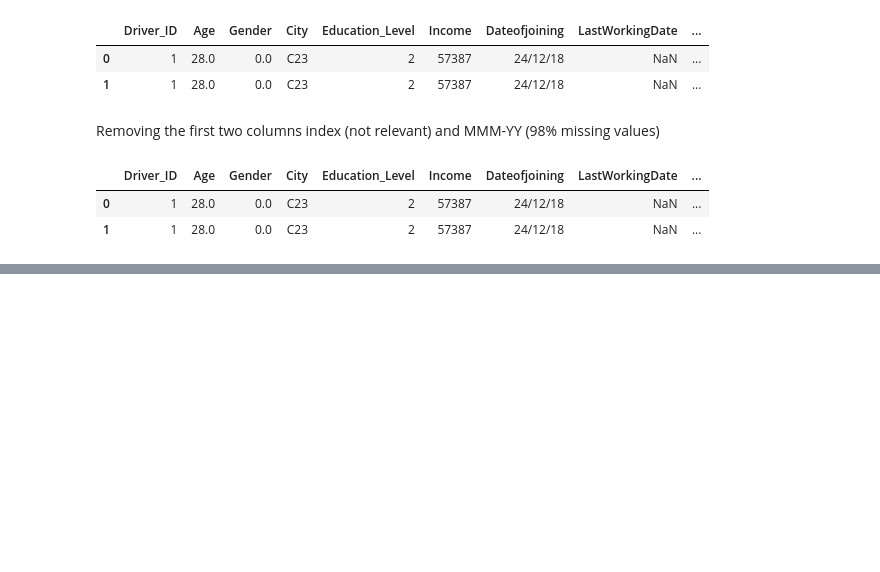
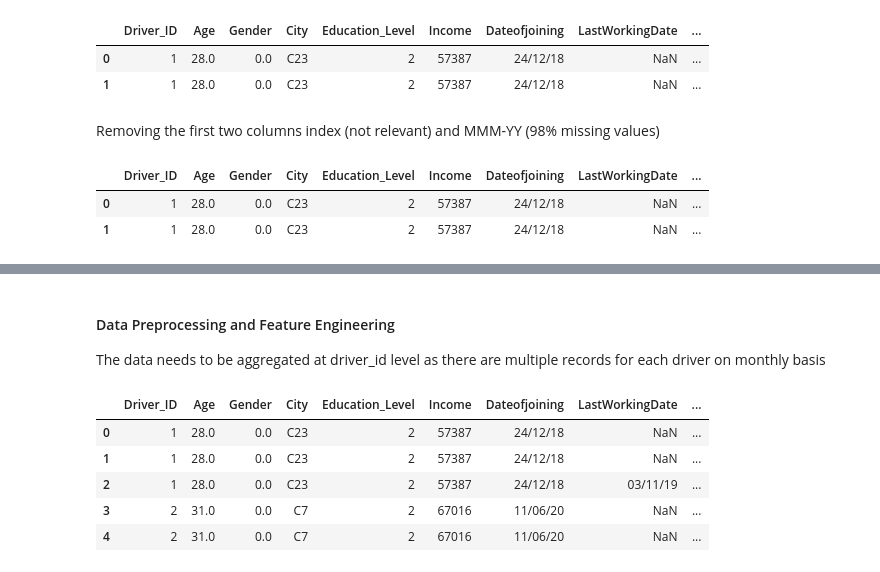
Before and after one commit to pradeepvaranasi/RideSharing_riderAttrition_casestudy, a Jupyter notebook: RideSharing_Casestudy_EnsembleLearning.ipynb, the cells around one changed output, grey strips where cells are left out. Cells and saved outputs as stored; diff of their text form; code cells hidden in the pictures; blank space fills up the shorter version.

```diff
--- a/RideSharing_Casestudy_EnsembleLearning.ipynb
+++ b/RideSharing_Casestudy_EnsembleLearning.ipynb
@@ -59,0 +89,13 @@ df.shape
+# %% [markdown]
+#### Data Preprocessing and Feature Engineering
+
+The data needs to be aggregated at driver_id level as there are multiple records for each driver on monthly basis
+# %%
+df.head()
+# %% [output]
+|  | Driver_ID | Age | Gender | City | Education_Level | Income | Dateofjoining | LastWorkingDate | ... |
+| 0 | 1 | 28.0 | 0.0 | C23 | 2 | 57387 | 24/12/18 | NaN | ... |
+| 1 | 1 | 28.0 | 0.0 | C23 | 2 | 57387 | 24/12/18 | NaN | ... |
+| 2 | 1 | 28.0 | 0.0 | C23 | 2 | 57387 | 24/12/18 | 03/11/19 | ... |
+| 3 | 2 | 31.0 | 0.0 | C7 | 2 | 67016 | 11/06/20 | NaN | ... |
+| 4 | 2 | 31.0 | 0.0 | C7 | 2 | 67016 | 11/06/20 | NaN | ... |
```
Also changed, not shown: parts of 18 cells of this notebook.
